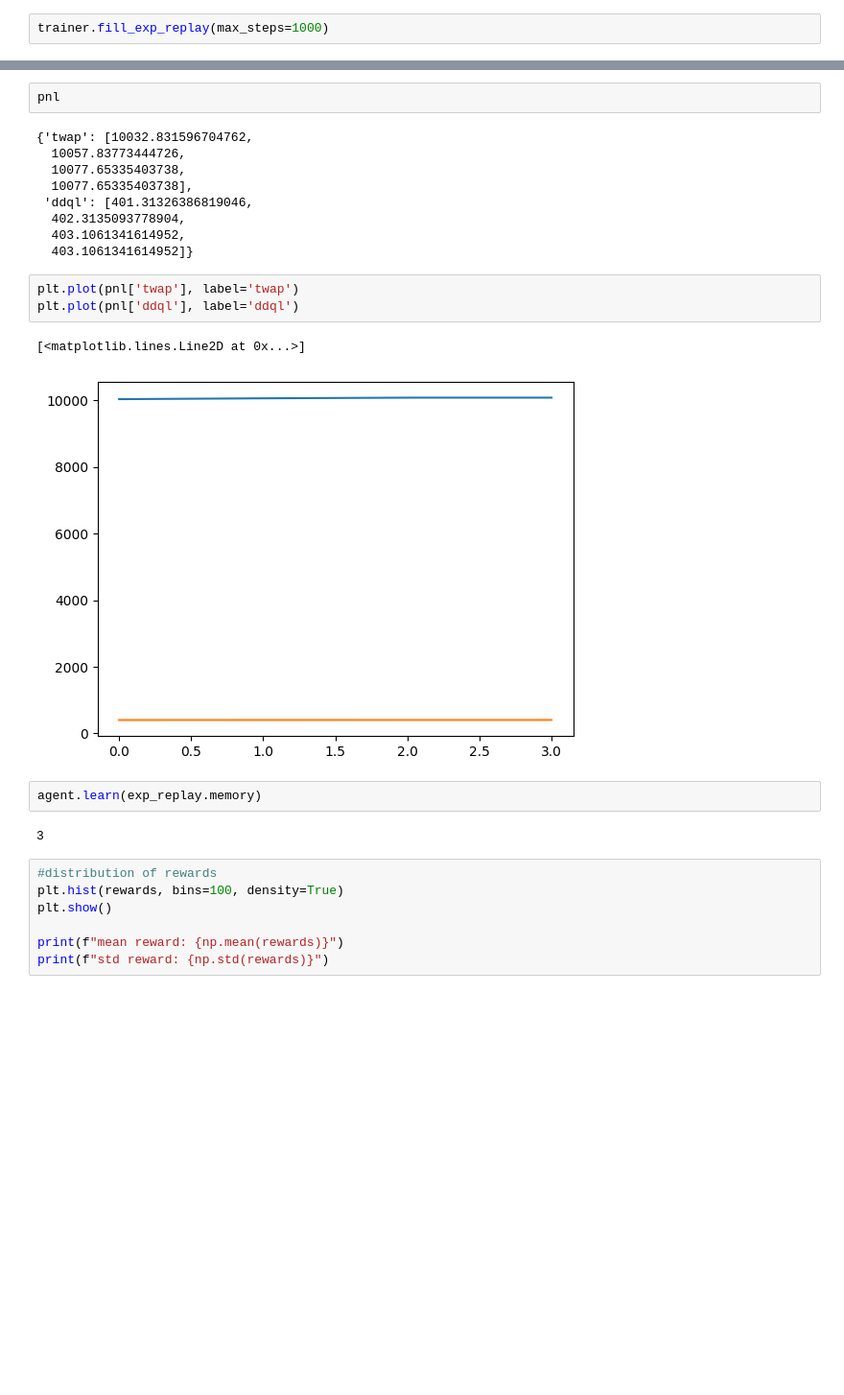
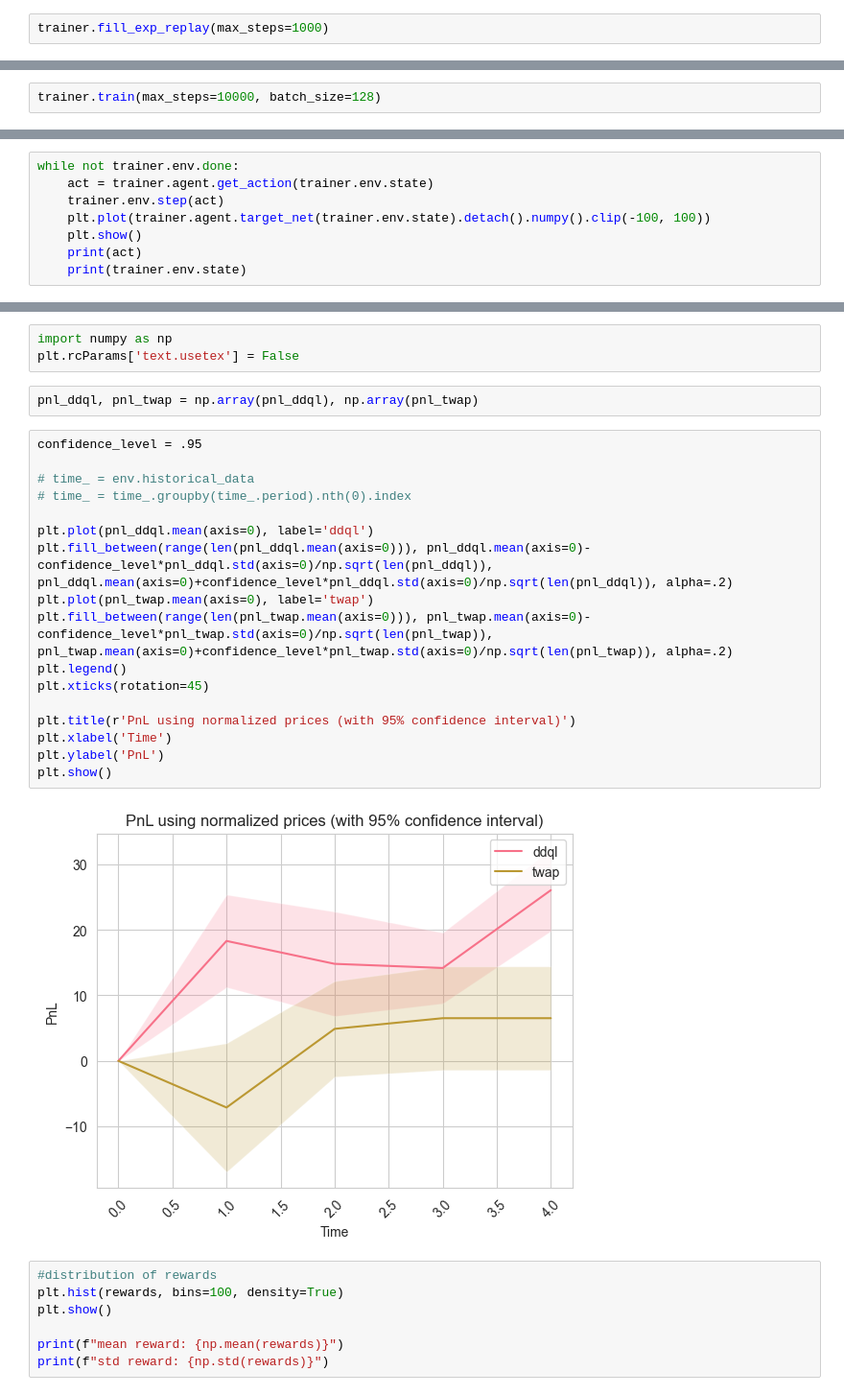
Before and after one commit to g0bel1n/DDQL-optimal-execution, a Jupyter notebook: notebooks/draft.ipynb, the cells around one changed output, grey strips where cells are left out. Shown at 96% size. Drawn from its saved outputs; the diff is of its cells as text; blank space fills up the shorter version.

```diff
--- a/notebooks/draft.ipynb
+++ b/notebooks/draft.ipynb
@@ -64,0 +65,2 @@ TypeError: '>' not supported between instances of 'NoneType' and 'int'
+# %%
+trainer.train(max_steps=10000, batch_size=128)
@@ -65,3 +89,11 @@ TypeError: '>' not supported between instances of 'NoneType' and 'int'
+# %%
+while not trainer.env.done:
+    act = trainer.agent.get_action(trainer.env.state)
+    trainer.env.step(act)
+    plt.plot(trainer.agent.target_net(trainer.env.state).detach().numpy().clip(-100, 100))
+    plt.show()
+    print(act)
+    print(trainer.env.state)
 # %%
 #test the agent
 pnl= {'twap':[], 'ddql':[]}
@@ -95,24 +141,27 @@ while not env.done:
-# %%
-pnl
-# %% [output]
-{'twap': [10032.831596704762,
-  10057.83773444726,
-  10077.65335403738,
-  10077.65335403738],
- 'ddql': [401.31326386819046,
-  402.3135093778904,
-  403.1061341614952,
-  403.1061341614952]}
-# %%
-plt.plot(pnl['twap'], label='twap')
-plt.plot(pnl['ddql'], label='ddql')
-# %% [output]
-[<matplotlib.lines.Line2D at 0x...>]
-[figure, removed]
-# %%
-agent.learn(exp_replay.memory)
-# %% [output]
-3
+# %%
+import numpy as np
+plt.rcParams['text.usetex'] = False
+# %%
+pnl_ddql, pnl_twap = np.array(pnl_ddql), np.array(pnl_twap)
+# %%
+confidence_level = .95
+
+# time_ = env.historical_data
+# time_ = time_.groupby(time_.period).nth(0).index
+
+plt.plot(pnl_ddql.mean(axis=0), label='ddql')
+plt.fill_between(range(len(pnl_ddql.mean(axis=0))), pnl_ddql.mean(axis=0)-confidence_level*pnl_ddql.std(axis=0)/np.sqrt(len(pnl_ddql)), pnl_ddql.mean(axis=0)+confidence_level*pnl_ddql.std(axis=0)/np.sqrt(len(pnl_ddql)), alpha=.2)
+plt.plot(pnl_twap.mean(axis=0), label='twap')
+plt.fill_between(range(len(pnl_twap.mean(axis=0))), pnl_twap.mean(axis=0)-confidence_level*pnl_twap.std(axis=0)/np.sqrt(len(pnl_twap)), pnl_twap.mean(axis=0)+confidence_level*pnl_twap.std(axis=0)/np.sqrt(len(pnl_twap)), alpha=.2)
+plt.legend()
+plt.xticks(rotation=45)
+
+plt.title(r'PnL using normalized prices (with 95% confidence interval)')
+plt.xlabel('Time')
+plt.ylabel('PnL')
+plt.show()
+# %% [output]
+[figure, added]
 # %%
 #distribution of rewards
 plt.hist(rewards, bins=100, density=True)
```
Also changed, not shown: parts of 16 cells of this notebook, 7 other files.
